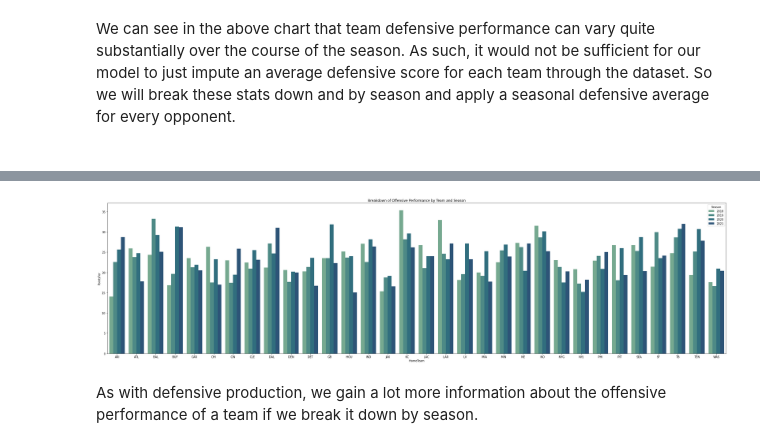
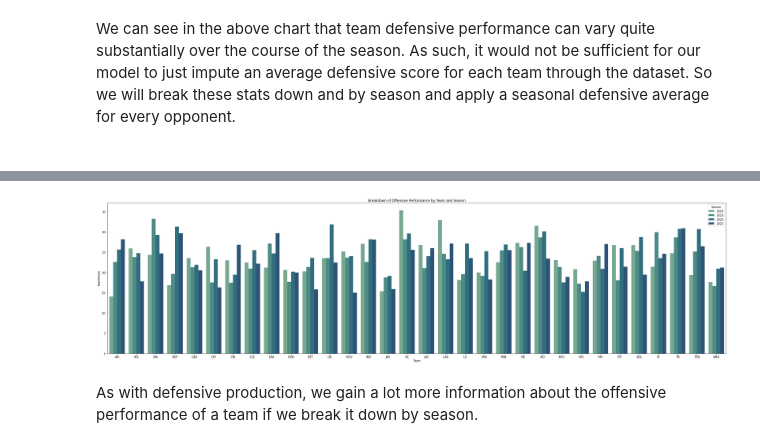
Before and after one commit to bernpb/Fantasy_Football_Prediction, a Jupyter notebook: Team_Performance_EDA.ipynb, the cells around one changed output, grey strips where cells are left out. Drawn from its saved outputs; the diff is of its cells as text; code cells hidden in the pictures.

```diff
--- a/Team_Performance_EDA.ipynb
+++ b/Team_Performance_EDA.ipynb
@@ -66,8 +58,6 @@ away_pf = data[['AwayTeam','Season','AwayPoints']].groupby(by = ['AwayTeam', 'Se
 # %%
-home_pf['AwayPoints'] = away_pf['AwayPoints']
-home_pf['PointsFor'] = (home_pf['AwayPoints'] + home_pf['HomePoints'])/2
+# Build a dataframe summaraizing a team's offensive performance for each season
 
-# Drop individual points for home and away
-home_pf = home_pf.drop(columns = ['AwayPoints', 'HomePoints']).reset_index()
-home_pf
+df_off = data[['Season', 'Team', 'TeamPoints']].groupby(by = ['Team', 'Season']).mean().reset_index()
+df_off
 # %% [output]
@@ -87,15 +77,15 @@ home_pf
 # %%
 plt.figure(figsize = (40, 10))
 
-sns.barplot(x = home_pf['HomeTeam'],
-           y = home_pf.PointsFor,
-           data = home_pf,
-           hue = home_pf['Season'],
+sns.barplot(x = df_off['Team'],
+           y = df_off.TeamPoints,
+           data = df_off,
+           hue = df_off['Season'],
            palette = 'crest')
 plt.title('Breakdown of Offensive Performance by Team and Season')
 plt.show()
 # %% [output]
-[figure, old version]
+[figure, new version]
 # %% [markdown]
 As with defensive production, we gain a lot more information about the offensive performance of a team if we break it down by season.
 # %% [markdown]
```
Also changed, not shown: parts of 11 cells of this notebook, 9 other files.
